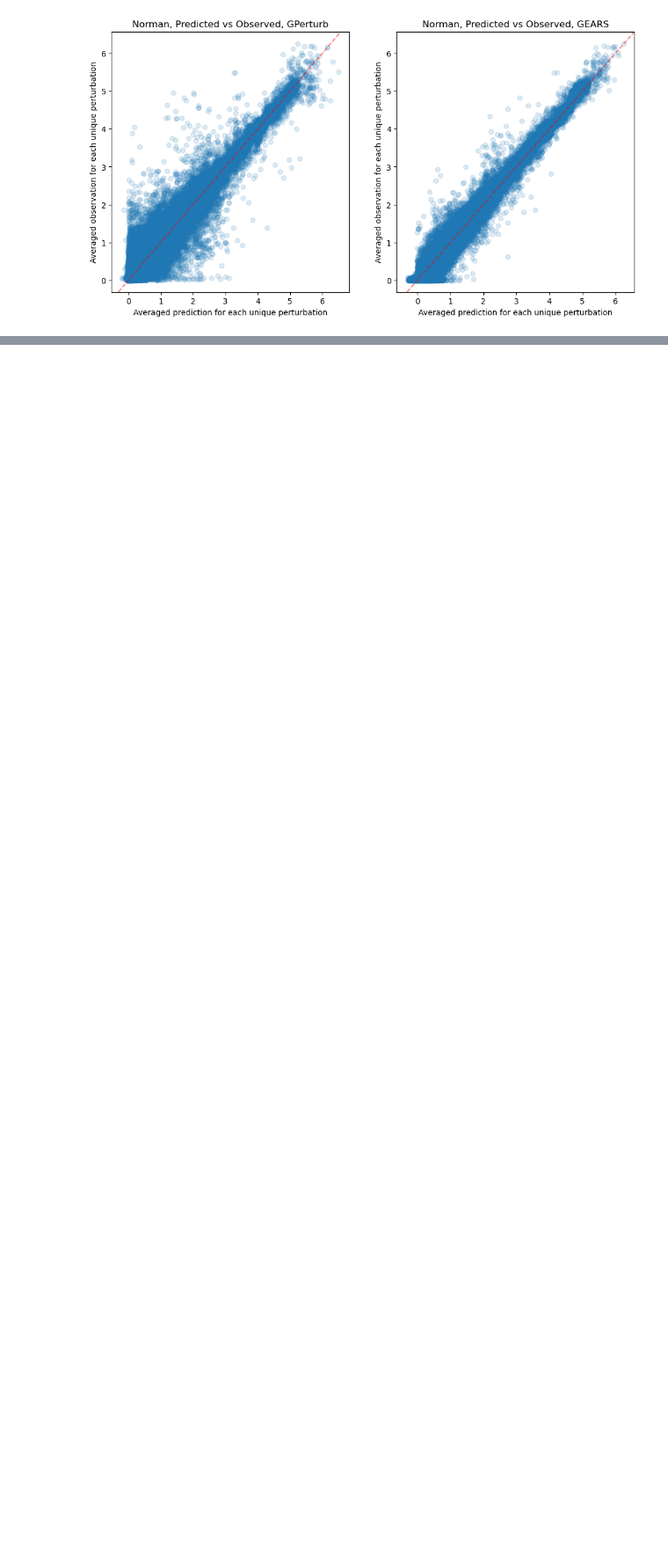
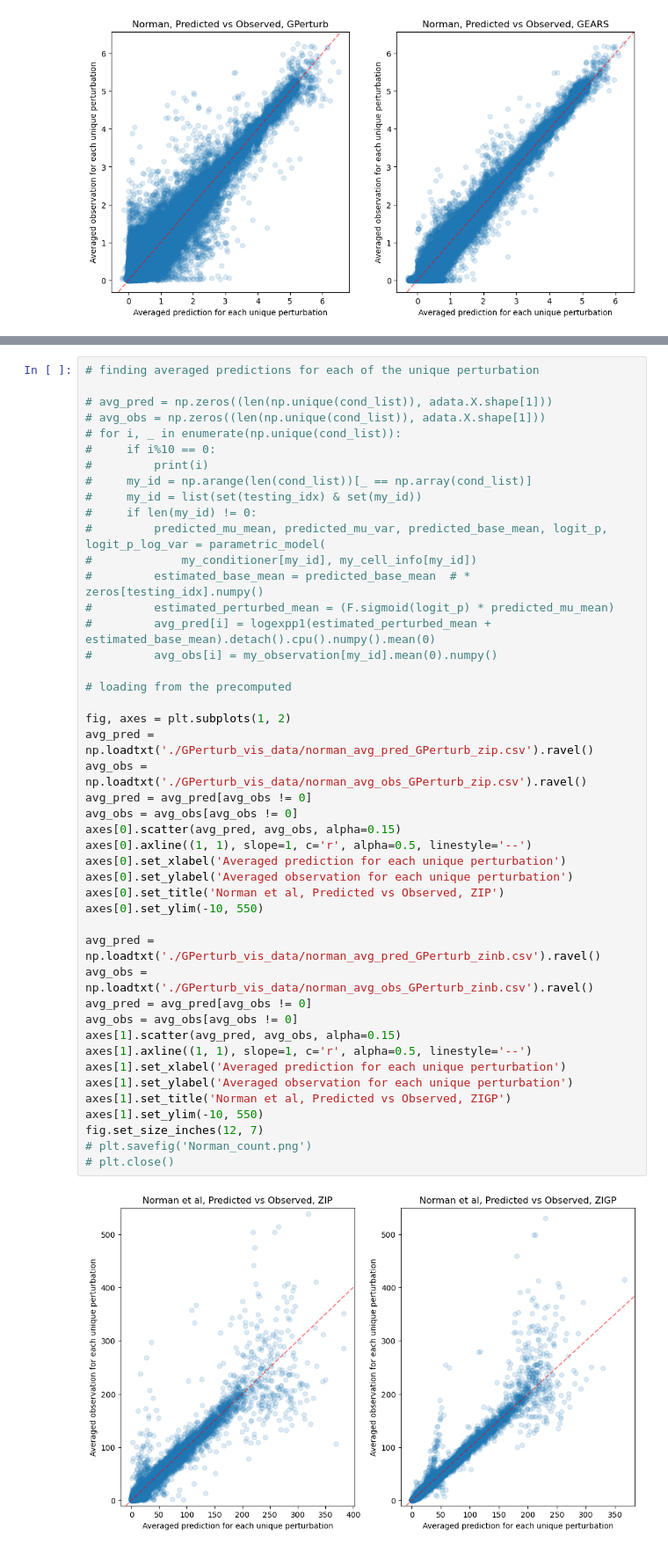
Before and after one commit to hwxing3259/GPerturb, a Jupyter notebook: numerical_examples/Norman_GPerturb.ipynb, the cells around one changed output, grey strips where cells are left out. Shown at 88% size. Drawn from its saved outputs; the diff is of its cells as text; blank space fills up the shorter version.

```diff
--- a/numerical_examples/Norman_GPerturb.ipynb
+++ b/numerical_examples/Norman_GPerturb.ipynb
@@ -124,0 +193,47 @@ fig.set_size_inches(12,6)
+# %%
+# finding averaged predictions for each of the unique perturbation
+
+# avg_pred = np.zeros((len(np.unique(cond_list)), adata.X.shape[1]))
+# avg_obs = np.zeros((len(np.unique(cond_list)), adata.X.shape[1]))
+# for i, _ in enumerate(np.unique(cond_list)):
+#     if i%10 == 0:
+#         print(i)
+#     my_id = np.arange(len(cond_list))[_ == np.array(cond_list)]
+#     my_id = list(set(testing_idx) & set(my_id))
+#     if len(my_id) != 0:
+#         predicted_mu_mean, predicted_mu_var, predicted_base_mean, logit_p, logit_p_log_var = parametric_model(
+#             my_conditioner[my_id], my_cell_info[my_id])
+#         estimated_base_mean = predicted_base_mean  # * zeros[testing_idx].numpy()
+#         estimated_perturbed_mean = (F.sigmoid(logit_p) * predicted_mu_mean)
+#         avg_pred[i] = logexpp1(estimated_perturbed_mean + estimated_base_mean).detach().cpu().numpy().mean(0)
+#         avg_obs[i] = my_observation[my_id].mean(0).numpy()
+
+# loading from the precomputed
+
+fig, axes = plt.subplots(1, 2)
+avg_pred = np.loadtxt('./GPerturb_vis_data/norman_avg_pred_GPerturb_zip.csv').ravel()
+avg_obs = np.loadtxt('./GPerturb_vis_data/norman_avg_obs_GPerturb_zip.csv').ravel()
+avg_pred = avg_pred[avg_obs != 0]
+avg_obs = avg_obs[avg_obs != 0]
+axes[0].scatter(avg_pred, avg_obs, alpha=0.15)
+axes[0].axline((1, 1), slope=1, c='r', alpha=0.5, linestyle='--')
+axes[0].set_xlabel('Averaged prediction for each unique perturbation')
+axes[0].set_ylabel('Averaged observation for each unique perturbation')
+axes[0].set_title('Norman et al, Predicted vs Observed, ZIP')
+axes[0].set_ylim(-10, 550)
+
+avg_pred = np.loadtxt('./GPerturb_vis_data/norman_avg_pred_GPerturb_zinb.csv').ravel()
+avg_obs = np.loadtxt('./GPerturb_vis_data/norman_avg_obs_GPerturb_zinb.csv').ravel()
+avg_pred = avg_pred[avg_obs != 0]
+avg_obs = avg_obs[avg_obs != 0]
+axes[1].scatter(avg_pred, avg_obs, alpha=0.15)
+axes[1].axline((1, 1), slope=1, c='r', alpha=0.5, linestyle='--')
+axes[1].set_xlabel('Averaged prediction for each unique perturbation')
+axes[1].set_ylabel('Averaged observation for each unique perturbation')
+axes[1].set_title('Norman et al, Predicted vs Observed, ZIGP')
+axes[1].set_ylim(-10, 550)
+fig.set_size_inches(12, 7)
+# plt.savefig('Norman_count.png')
+# plt.close()
+# %% [output]
+[figure, added]
```
Also changed, not shown: parts of 4 cells of this notebook, 3 other files.
